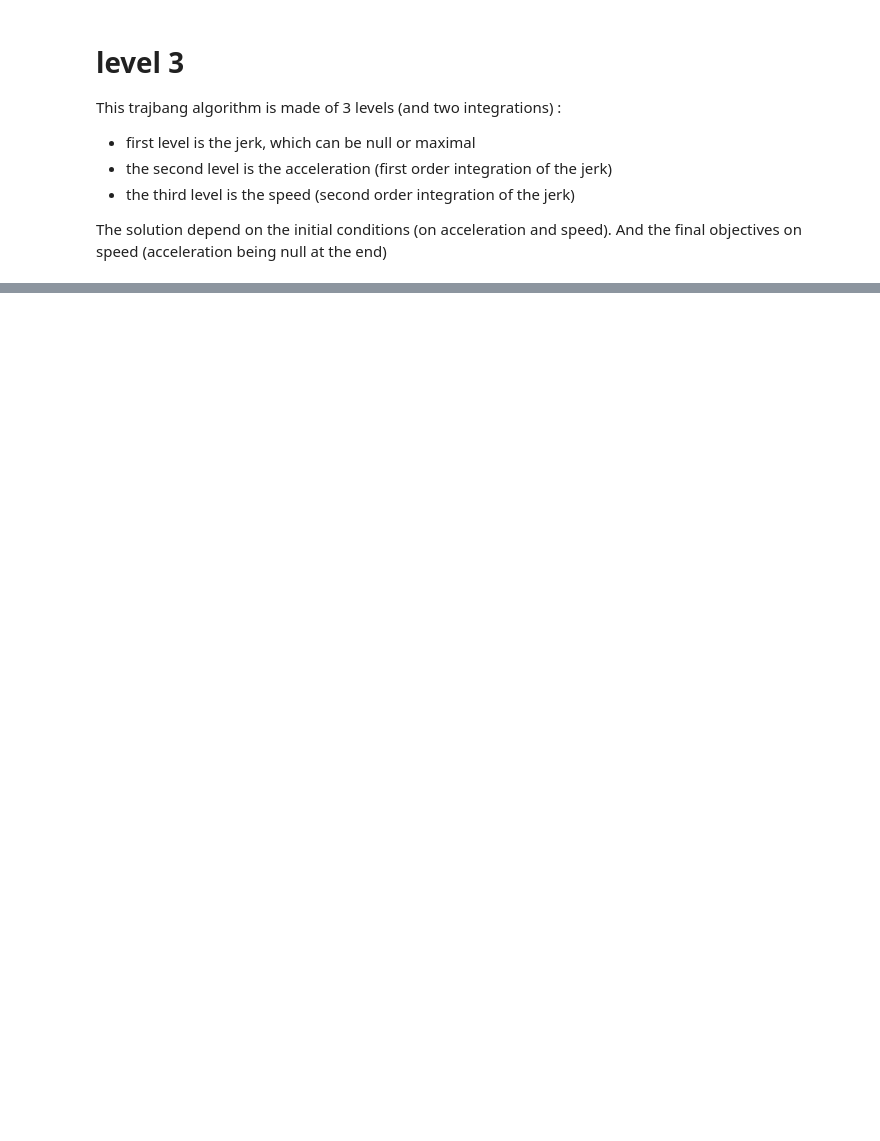
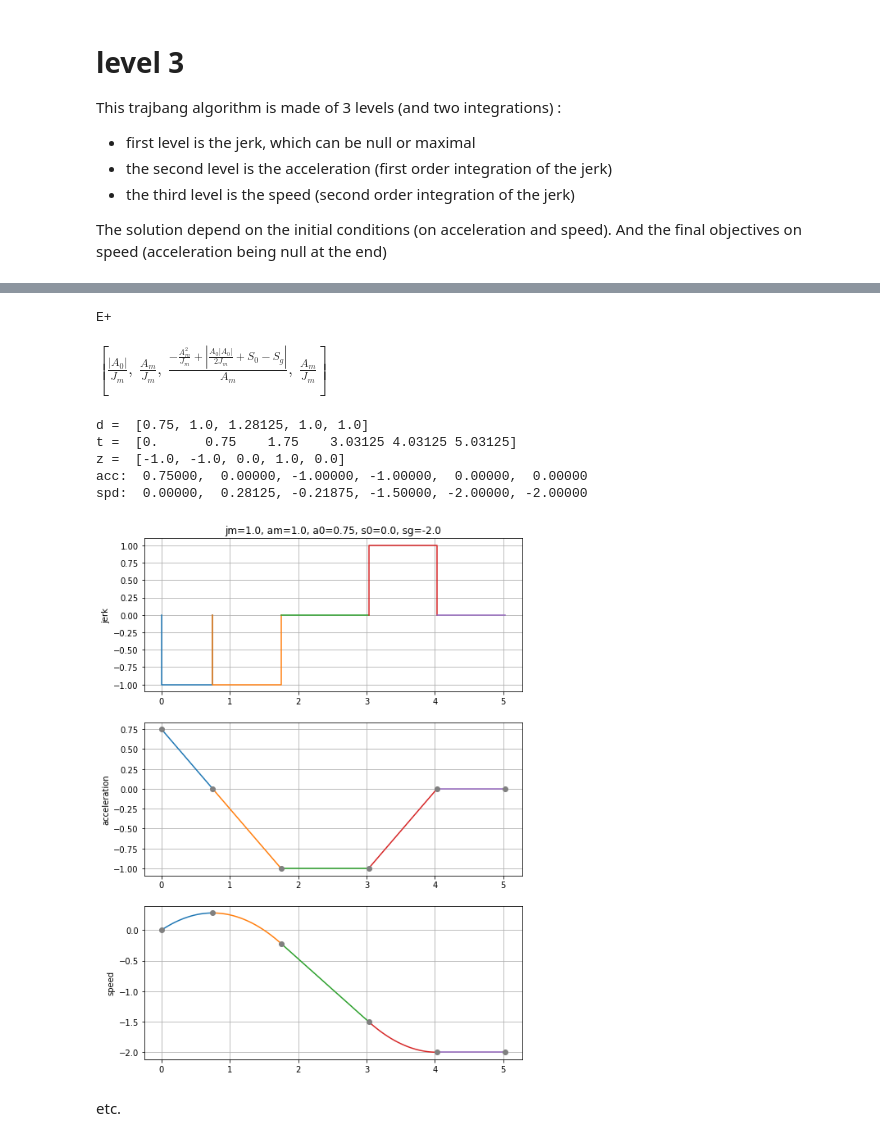
Before and after one commit to yota-code/trajbang, a Jupyter notebook: level_3/analytical.ipynb, the cells around one changed output, grey strips where cells are left out. Drawn from its saved outputs; the diff is of its cells as text; code cells hidden in the pictures; blank space fills up the shorter version.

```diff
--- a/level_3/analytical.ipynb
+++ b/level_3/analytical.ipynb
@@ -53,0 +76,18 @@ spd:  0.00000,  0.50000,  1.50000,  2.00000,  2.00000
+# %%
+bch, cmd, dur, val = analytical.compute_3(1.0, 1.0, 0.75, 0.0, -2.0)
+print(bch)
+print_m(dur)
+# %% [output]
+E+
+$\displaystyle \left[ \frac{\left|{A_{0}}\right|}{J_{m}}, \  \frac{A_{m}}{J_{m}}, \  \frac{- \frac{A_{m}^{2}}{J_{m}} + \left|{\frac{A_{0} \left|{A_{0}}\right|}{2 J_{m}} + S_{0} - S_{g}}\right|}{A_{m}}, \  \frac{A_{m}}{J_{m}}\right]$
+# %%
+a_lst, s_lst = plot.plot_3(cmd + [0.0,], [float(d.subs(val)) for d in dur] + [1.0,], val, bch)
+# %% [output]
+d =  [0.75, 1.0, 1.28125, 1.0, 1.0]
+t =  [0.      0.75    1.75    3.03125 4.03125 5.03125]
+z =  [-1.0, -1.0, 0.0, 1.0, 0.0]
+acc:  0.75000,  0.00000, -1.00000, -1.00000,  0.00000,  0.00000
+spd:  0.00000,  0.28125, -0.21875, -1.50000, -2.00000, -2.00000
+[figure, added]
+# %% [markdown]
+etc.
```
Also changed, not shown: parts of 8 cells of this notebook, 1 other file.
